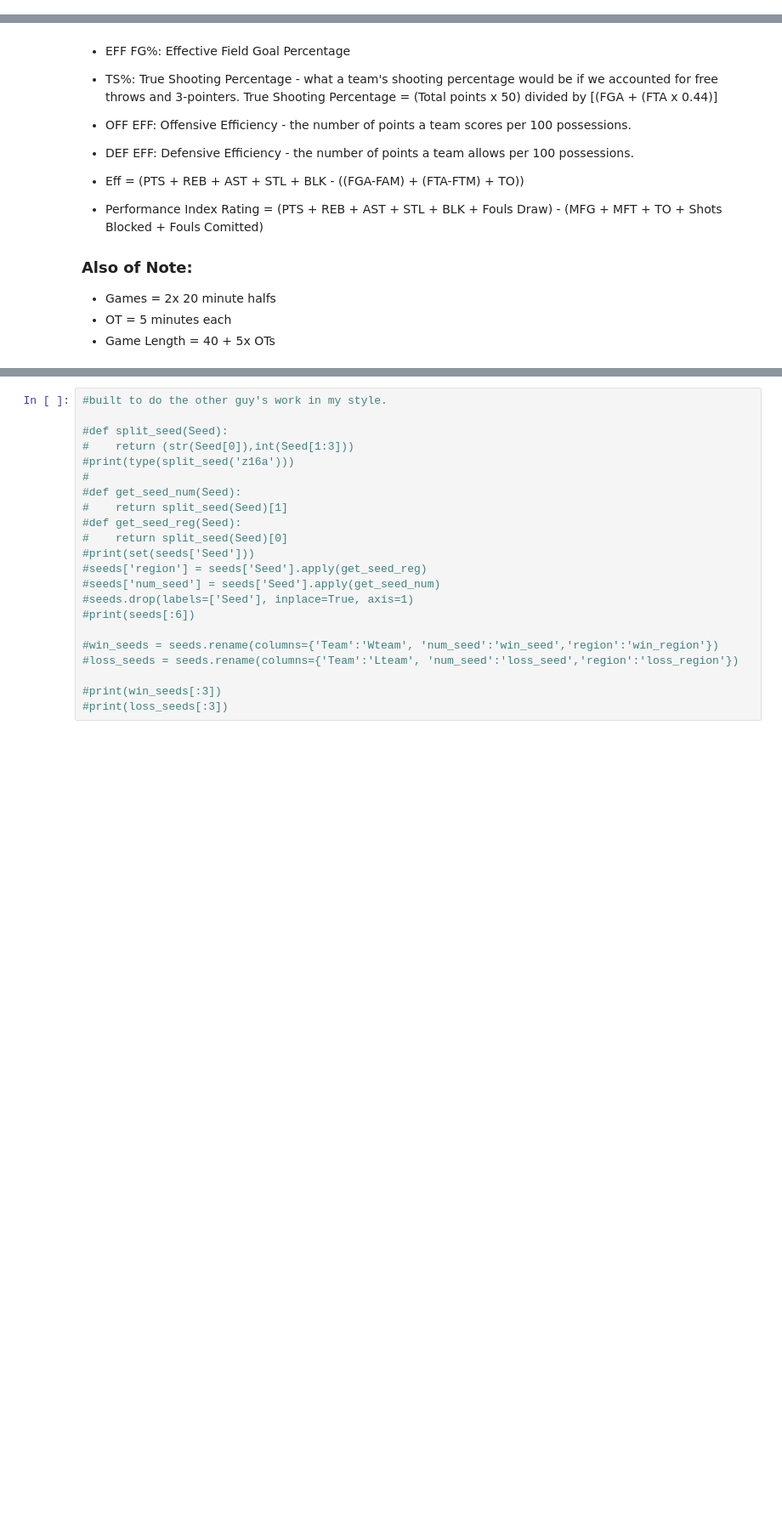
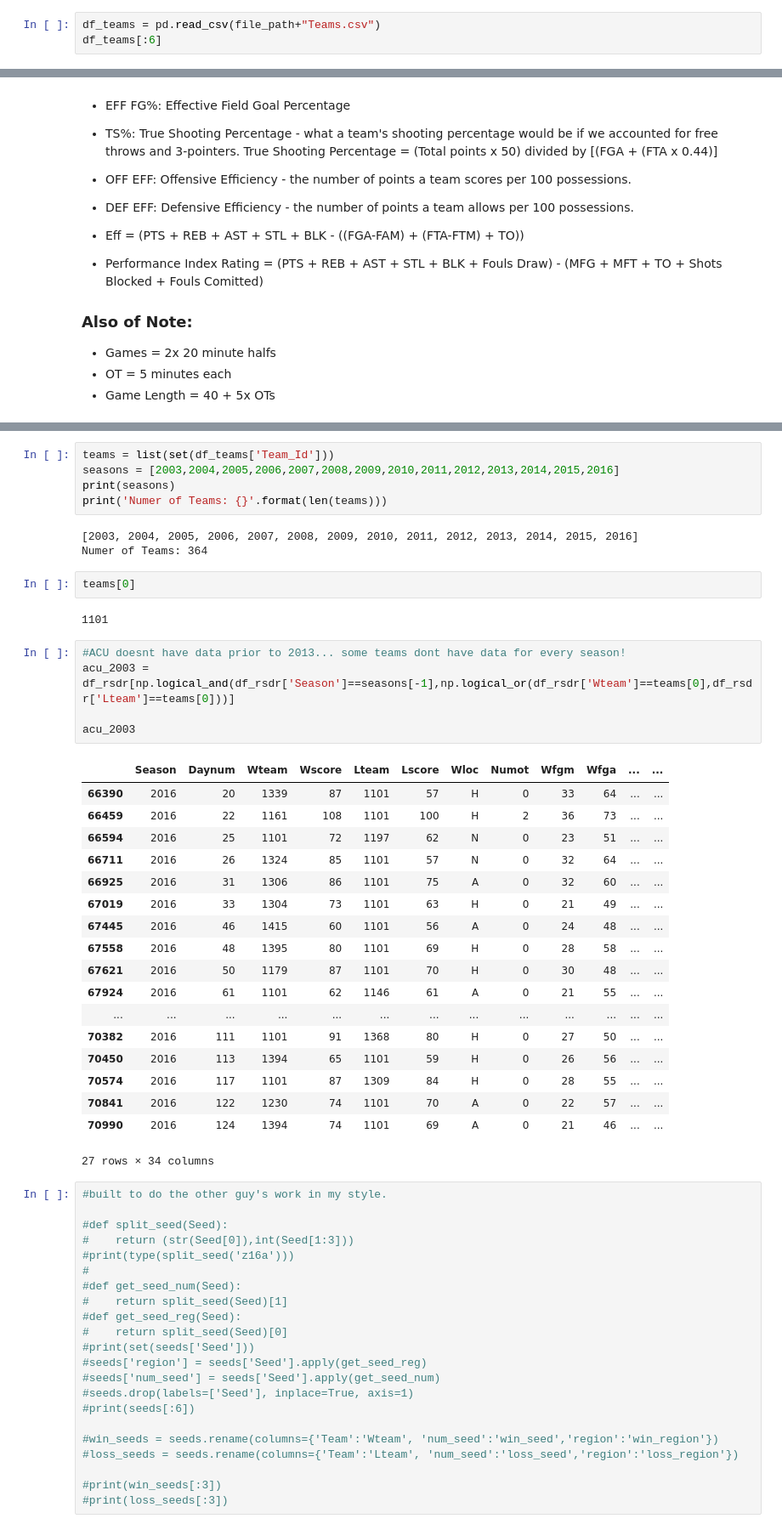
Before and after one commit to agbs2k8/Git_Tracked_Notebooks, a Jupyter notebook: 2017_March_Madness.ipynb, the cells around one changed output, grey strips where cells are left out. Shown at 85% size. Saved outputs shown, nothing was run; the diff lists cells and outputs as text; blank space fills up the shorter version.

Commit message:
start of subsetting season data

```diff
--- a/2017_March_Madness.ipynb
+++ b/2017_March_Madness.ipynb
@@ -133,0 +136,3 @@ df_sample_sub.to_csv('other_guys_logreg_on_seed.csv', index=False)
+# %%
+df_teams = pd.read_csv(file_path+"Teams.csv")
+df_teams[:6]
@@ -318,3 +366,39 @@ len(df_sample_sub)
+# %%
+teams = list(set(df_teams['Team_Id']))
+seasons = [2003,2004,2005,2006,2007,2008,2009,2010,2011,2012,2013,2014,2015,2016]
+print(seasons)
+print('Numer of Teams: {}'.format(len(teams)))
+# %% [output]
+[2003, 2004, 2005, 2006, 2007, 2008, 2009, 2010, 2011, 2012, 2013, 2014, 2015, 2016]
+Numer of Teams: 364
+# %%
+teams[0]
+# %% [output]
+1101
+# %%
+#ACU doesnt have data prior to 2013... some teams dont have data for every season!
+acu_2003 = df_rsdr[np.logical_and(df_rsdr['Season']==seasons[-1],np.logical_or(df_rsdr['Wteam']==teams[0],df_rsdr['Lteam']==teams[0]))]
+
+acu_2003
+# %% [output]
+|  | Season | Daynum | Wteam | Wscore | Lteam | Lscore | Wloc | Numot | Wfgm | Wfga | ... | ... |
+| 66390 | 2016 | 20 | 1339 | 87 | 1101 | 57 | H | 0 | 33 | 64 | ... | ... |
+| 66459 | 2016 | 22 | 1161 | 108 | 1101 | 100 | H | 2 | 36 | 73 | ... | ... |
+| 66594 | 2016 | 25 | 1101 | 72 | 1197 | 62 | N | 0 | 23 | 51 | ... | ... |
+| 66711 | 2016 | 26 | 1324 | 85 | 1101 | 57 | N | 0 | 32 | 64 | ... | ... |
+| 66925 | 2016 | 31 | 1306 | 86 | 1101 | 75 | A | 0 | 32 | 60 | ... | ... |
+| 67019 | 2016 | 33 | 1304 | 73 | 1101 | 63 | H | 0 | 21 | 49 | ... | ... |
+| 67445 | 2016 | 46 | 1415 | 60 | 1101 | 56 | A | 0 | 24 | 48 | ... | ... |
+| 67558 | 2016 | 48 | 1395 | 80 | 1101 | 69 | H | 0 | 28 | 58 | ... | ... |
+| 67621 | 2016 | 50 | 1179 | 87 | 1101 | 70 | H | 0 | 30 | 48 | ... | ... |
+| 67924 | 2016 | 61 | 1101 | 62 | 1146 | 61 | A | 0 | 21 | 55 | ... | ... |
+| ... | ... | ... | ... | ... | ... | ... | ... | ... | ... | ... | ... | ... |
+| 70382 | 2016 | 111 | 1101 | 91 | 1368 | 80 | H | 0 | 27 | 50 | ... | ... |
+| 70450 | 2016 | 113 | 1394 | 65 | 1101 | 59 | H | 0 | 26 | 56 | ... | ... |
+| 70574 | 2016 | 117 | 1101 | 87 | 1309 | 84 | H | 0 | 28 | 55 | ... | ... |
+| 70841 | 2016 | 122 | 1230 | 74 | 1101 | 70 | A | 0 | 22 | 57 | ... | ... |
+| 70990 | 2016 | 124 | 1394 | 74 | 1101 | 69 | A | 0 | 21 | 46 | ... | ... |
+27 rows × 34 columns
 # %%
 #built to do the other guy's work in my style.
 
```
Also changed, not shown: parts of 7 cells of this notebook.
